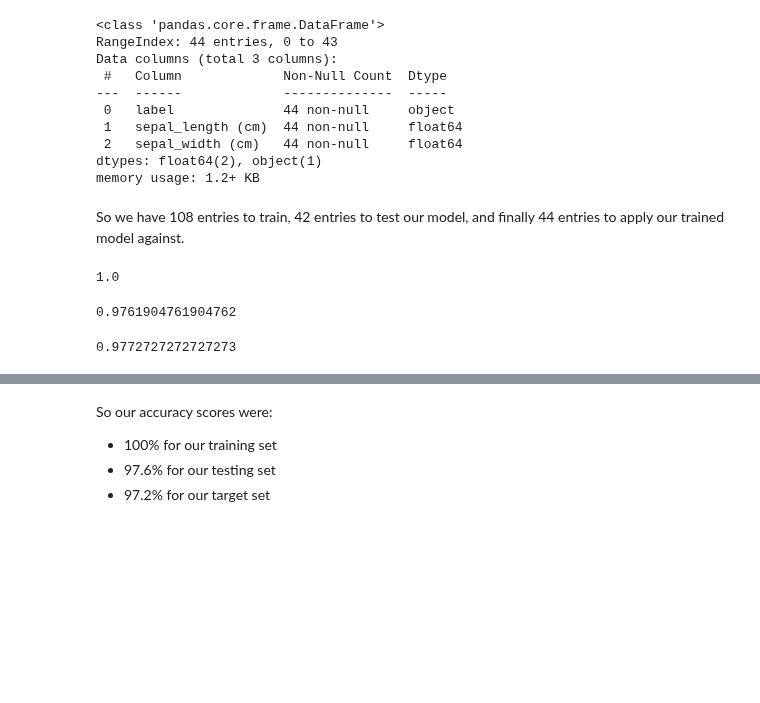
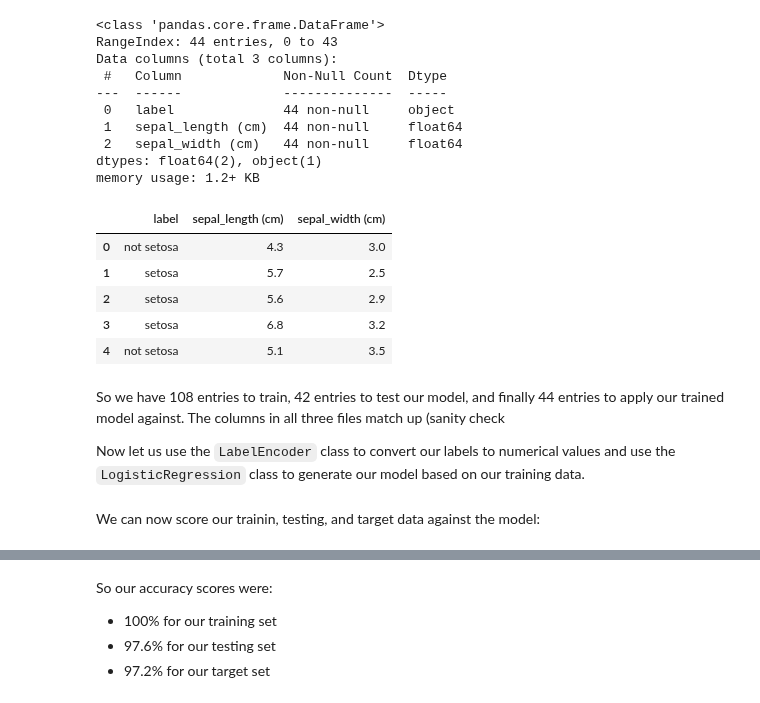
Before and after one commit to jmfb/CS5610, a Jupyter notebook: m3p3a/M3 Project 3a.ipynb, the cells around one changed output, grey strips where cells are left out. Saved outputs shown, nothing was run; the diff lists cells and outputs as text; code cells hidden in the pictures; blank space fills up the shorter version.

```diff
--- a/m3p3a/M3 Project 3a.ipynb
+++ b/m3p3a/M3 Project 3a.ipynb
@@ -289,8 +306,19 @@ Data columns (total 3 columns):
  2   sepal_width (cm)   44 non-null     float64
 dtypes: float64(2), object(1)
 memory usage: 1.2+ KB
+# %%
+target_df.head()
+# %% [output]
+|  | label | sepal_length (cm) | sepal_width (cm) |
+| 0 | not setosa | 4.3 | 3.0 |
+| 1 | setosa | 5.7 | 2.5 |
+| 2 | setosa | 5.6 | 2.9 |
+| 3 | setosa | 6.8 | 3.2 |
+| 4 | not setosa | 5.1 | 3.5 |
 # %% [markdown]
-So we have 108 entries to train, 42 entries to test our model, and finally 44 entries to apply our trained model against.
+So we have 108 entries to train, 42 entries to test our model, and finally 44 entries to apply our trained model against.  The columns in all three files match up (sanity check
+
+Now let us use the `LabelEncoder` class to convert our labels to numerical values and use the `LogisticRegression` class to generate our model based on our training data.
 # %%
 feature_names = ["sepal_length (cm)", "sepal_width (cm)"]
 encoder = LabelEncoder()
@@ -298,17 +326,5 @@ encoder.fit(train_df.label)
 y = encoder.transform(train_df.label)
 X = train_df[feature_names].values
 regression = LogisticRegression().fit(X, y)
-pred_train = regression.predict(train_df[feature_names].values)
-accuracy_score(train_df.label, encoder.inverse_transform(pred_train))
-# %% [output]
-1.0
-# %%
-pred_test = regression.predict(test_df[feature_names].values)
-accuracy_score(test_df.label, encoder.inverse_transform(pred_test))
-# %% [output]
-0.9761904761904762
-# %%
-pred_target = regression.predict(target_df[feature_names].values)
-accuracy_score(target_df.label, encoder.inverse_transform(pred_target))
-# %% [output]
-0.9772727272727273
+# %% [markdown]
+We can now score our trainin, testing, and target data against the model:
```
Also changed, not shown: parts of 24 cells of this notebook.
